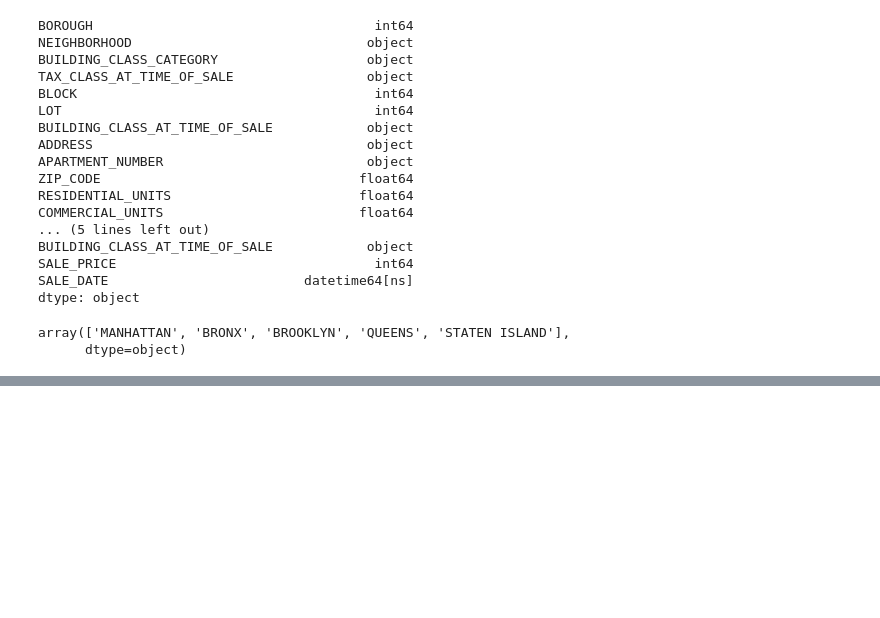
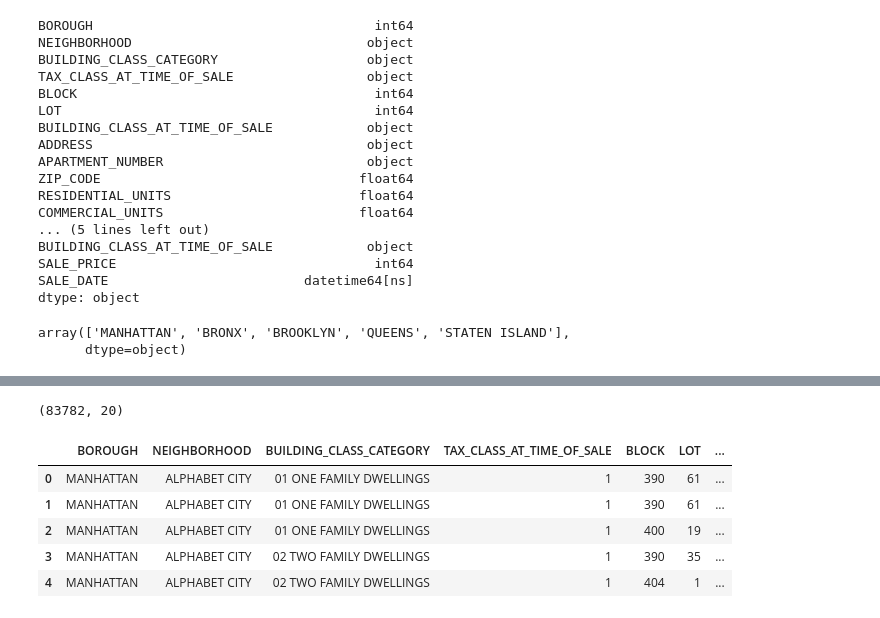
Before and after one commit to CyEdmonds/G7_ETL_Project, a Jupyter notebook: 2018_xls_read.ipynb, the cells around one changed output, grey strips where cells are left out. Drawn from its saved outputs; the diff is of its cells as text; code cells hidden in the pictures; blank space fills up the shorter version.

```diff
--- a/2018_xls_read.ipynb
+++ b/2018_xls_read.ipynb
@@ -259,0 +289,10 @@ array(['MANHATTAN', 'BRONX', 'BROOKLYN', 'QUEENS', 'STATEN ISLAND'],
+# %%
+fixed_boroughs_2018.fillna(0,inplace=True)
+# %%
+fixed_boroughs_2018['ZIP_CODE'] = (fixed_boroughs_2018['ZIP_CODE'].astype("int64"))
+fixed_boroughs_2018['RESIDENTIAL_UNITS'] = (fixed_boroughs_2018['RESIDENTIAL_UNITS'].astype("int64"))
+fixed_boroughs_2018['COMMERCIAL_UNITS'] = (fixed_boroughs_2018['COMMERCIAL_UNITS'].astype("int64"))
+fixed_boroughs_2018['TOTAL_UNITS'] = (fixed_boroughs_2018['TOTAL_UNITS'].astype("int64"))
+fixed_boroughs_2018['LAND_SQUARE_FEET'] = (fixed_boroughs_2018['LAND_SQUARE_FEET'].astype("int64"))
+fixed_boroughs_2018['GROSS_SQUARE_FEET'] = (fixed_boroughs_2018['GROSS_SQUARE_FEET'].astype("int64"))
+fixed_boroughs_2018['YEAR_BUILT'] = (fixed_boroughs_2018['YEAR_BUILT'].astype("int64"))
@@ -259,0 +319,15 @@ array(['MANHATTAN', 'BRONX', 'BROOKLYN', 'QUEENS', 'STATEN ISLAND'],
+# %%
+fixed_boroughs_2018.shape
+# %% [output]
+(83782, 20)
+# %%
+ nyc_rolling_2018= fixed_boroughs_2018.reset_index(drop=True)
+# %%
+nyc_rolling_2018.head()
+# %% [output]
+|  | BOROUGH | NEIGHBORHOOD | BUILDING_CLASS_CATEGORY | TAX_CLASS_AT_TIME_OF_SALE | BLOCK | LOT | ... |
+| 0 | MANHATTAN | ALPHABET CITY | 01 ONE FAMILY DWELLINGS | 1 | 390 | 61 | ... |
+| 1 | MANHATTAN | ALPHABET CITY | 01 ONE FAMILY DWELLINGS | 1 | 390 | 61 | ... |
+| 2 | MANHATTAN | ALPHABET CITY | 01 ONE FAMILY DWELLINGS | 1 | 400 | 19 | ... |
+| 3 | MANHATTAN | ALPHABET CITY | 02 TWO FAMILY DWELLINGS | 1 | 390 | 35 | ... |
+| 4 | MANHATTAN | ALPHABET CITY | 02 TWO FAMILY DWELLINGS | 1 | 404 | 1 | ... |
```
Also changed, not shown: parts of 4 cells of this notebook, 3 other files.
